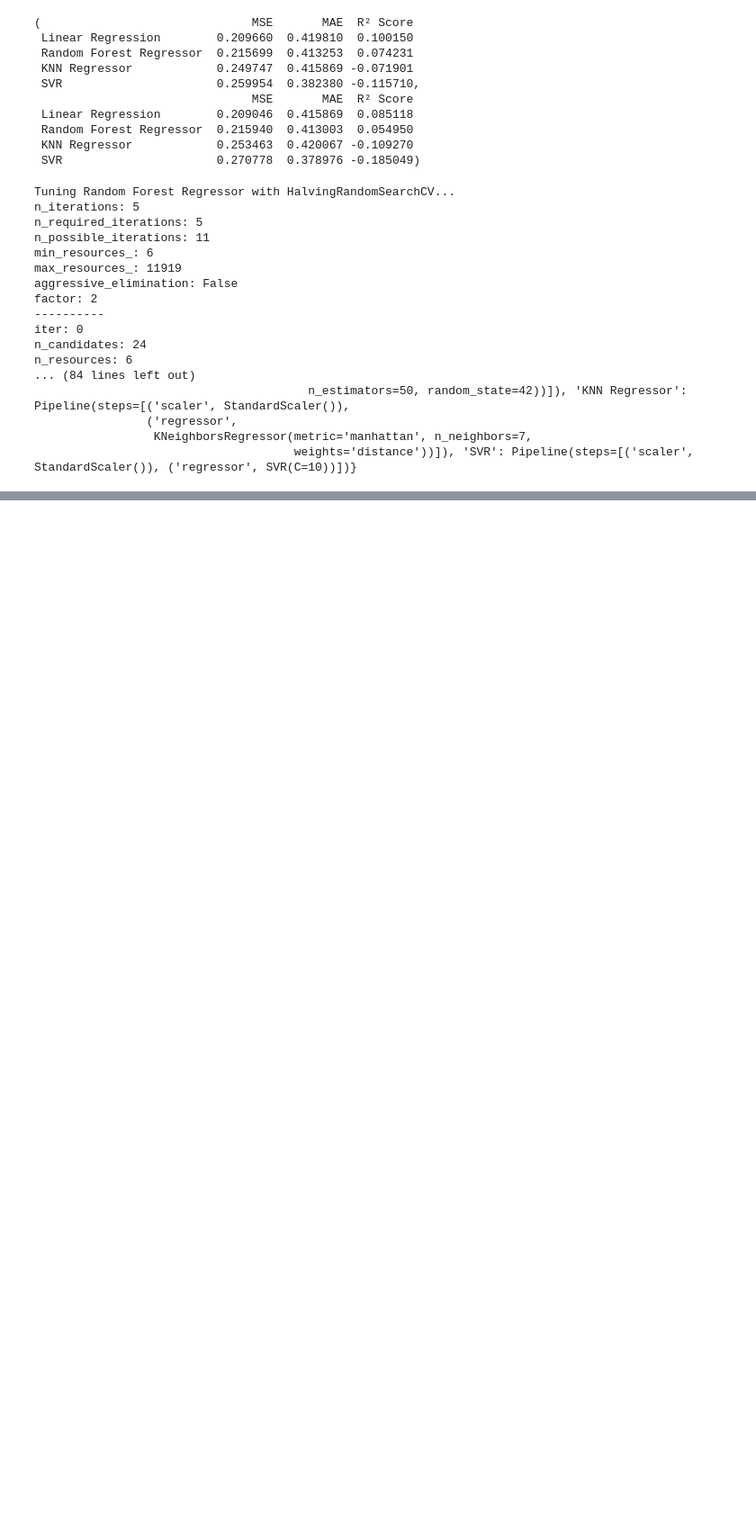
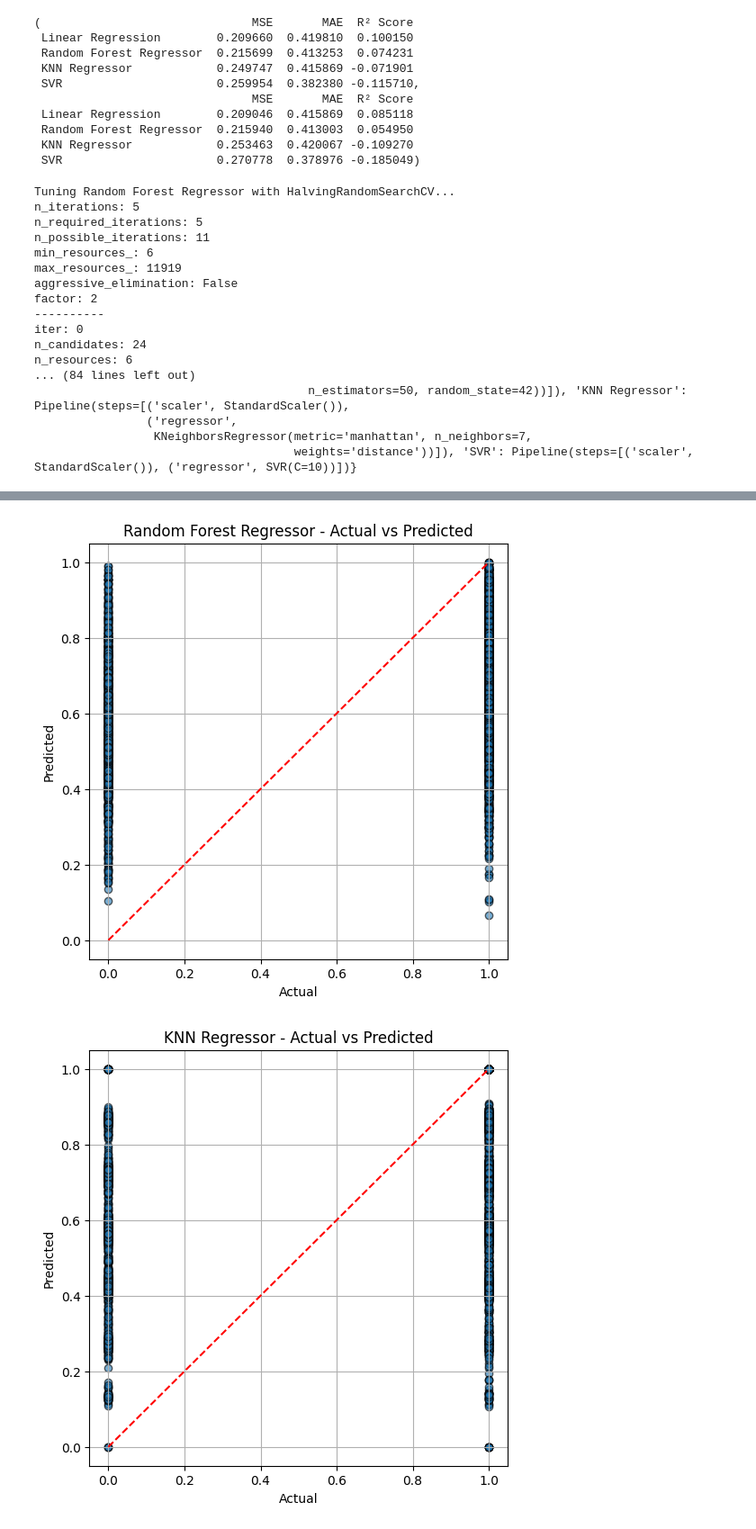
Before and after one commit to LokeshUpputri/Predictive-Maintenance-of-Automotive-Engines, a Jupyter notebook: Project_Automotive_Vehicle.ipynb, the cells around one changed output, grey strips where cells are left out. Shown at 90% size. Cells and saved outputs as stored; diff of their text form; code cells hidden in the pictures; blank space fills up the shorter version.

```diff
--- a/Project_Automotive_Vehicle.ipynb
+++ b/Project_Automotive_Vehicle.ipynb
@@ -721,3 +850,16 @@ n_resources: 6
                 ('regressor',
                  KNeighborsRegressor(metric='manhattan', n_neighbors=7,
                                      weights='distance'))]), 'SVR': Pipeline(steps=[('scaler', StandardScaler()), ('regressor', SVR(C=10))])}
+# %%
+from sklearn.metrics import r2_score, mean_squared_error, mean_absolute_error
+
+def evaluate_model(name, model, X_test, y_test):
+    y_pred = model.predict(X_test)
+    print(f" {name}")
+    print(f"R² Score: {r2_score(y_test, y_pred):.4f}")
+    print(f"MAE: {mean_absolute_error(y_test, y_pred):.4f}")
+    print(f"RMSE: {mean_squared_error(y_test, y_pred) ** 0.5:.4f}")
+    print("-" * 40)
+
+for name, model in best_tuned_models.items():
+    evaluate_model(name, model, X_test, y_test)
@@ -723,0 +882,19 @@ n_resources: 6
+# %%
+import matplotlib.pyplot as plt
+
+def plot_predictions(name, model, X_test, y_test):
+    y_pred = model.predict(X_test)
+    plt.figure(figsize=(6, 6))
+    plt.scatter(y_test, y_pred, alpha=0.6, edgecolor='k')
+    plt.plot([y_test.min(), y_test.max()], [y_test.min(), y_test.max()], 'r--')
+    plt.xlabel("Actual")
+    plt.ylabel("Predicted")
+    plt.title(f"{name} - Actual vs Predicted")
+    plt.grid(True)
+    plt.show()
+
+for name, model in best_tuned_models.items():
+    plot_predictions(name, model, X_test, y_test)
+# %% [output]
+[figure, added]
+[figure, added]
```
Also changed, not shown: parts of 16 cells of this notebook.
